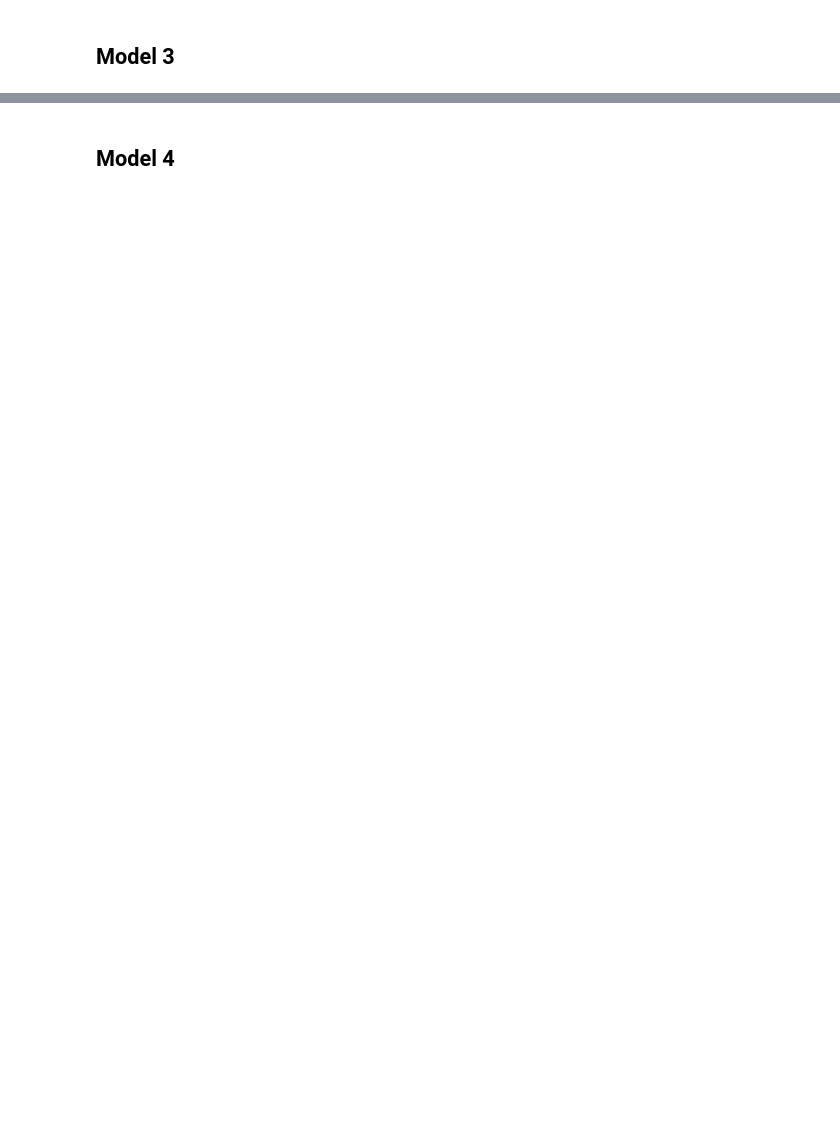
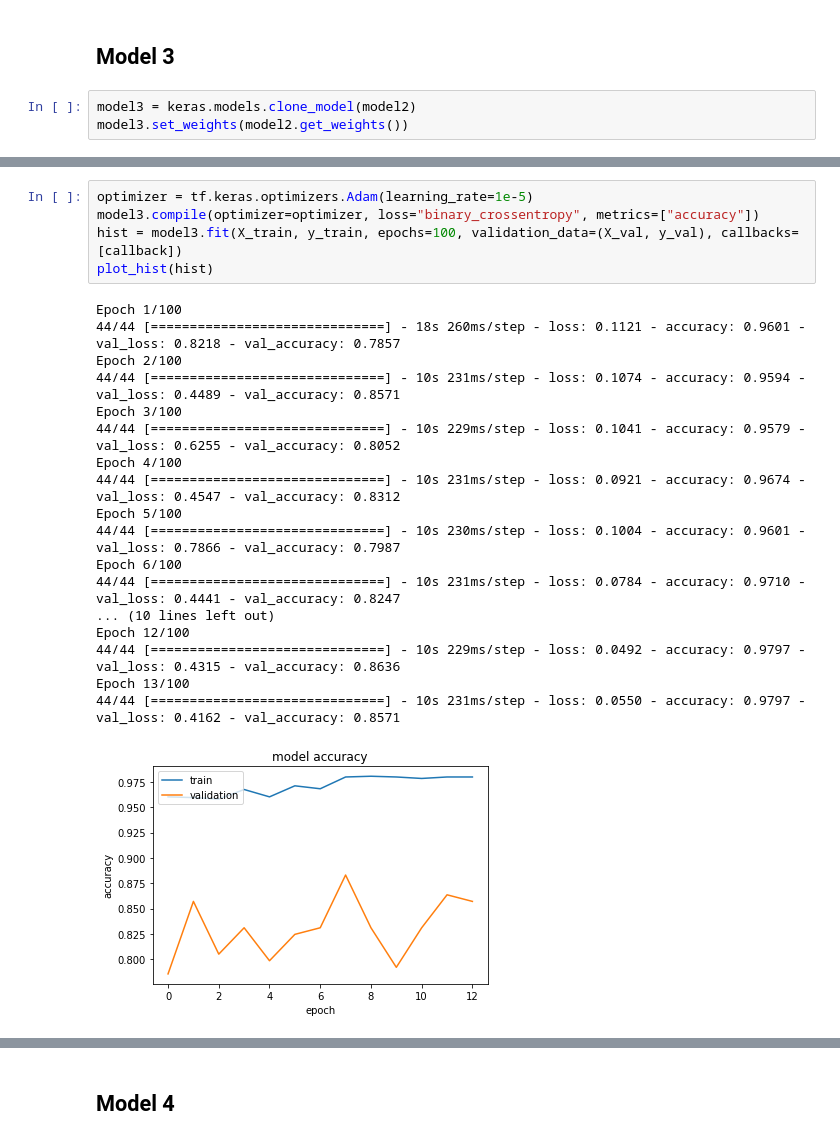
Before and after one commit to Jidorr/DeepLearning, a Jupyter notebook: Practica/pra-glaucoma.ipynb, the cells around one changed output, grey strips where cells are left out. Cells and saved outputs as stored; diff of their text form; blank space fills up the shorter version.

```diff
--- a/Practica/pra-glaucoma.ipynb
+++ b/Practica/pra-glaucoma.ipynb
@@ -224,3 +420,6 @@ print('Informe de la classificació: \n', cr2)
 # %% [markdown]
 ## Model 3
+# %%
+model3 = keras.models.clone_model(model2)
+model3.set_weights(model2.get_weights())
 # %%
@@ -230,0 +451,24 @@ model3.summary()
+# %%
+optimizer = tf.keras.optimizers.Adam(learning_rate=1e-5)
+model3.compile(optimizer=optimizer, loss="binary_crossentropy", metrics=["accuracy"])
+hist = model3.fit(X_train, y_train, epochs=100, validation_data=(X_val, y_val), callbacks=[callback])
+plot_hist(hist)
+# %% [output]
+Epoch 1/100
+44/44 [==============================] - 18s 260ms/step - loss: 0.1121 - accuracy: 0.9601 - val_loss: 0.8218 - val_accuracy: 0.7857
+Epoch 2/100
+44/44 [==============================] - 10s 231ms/step - loss: 0.1074 - accuracy: 0.9594 - val_loss: 0.4489 - val_accuracy: 0.8571
+Epoch 3/100
+44/44 [==============================] - 10s 229ms/step - loss: 0.1041 - accuracy: 0.9579 - val_loss: 0.6255 - val_accuracy: 0.8052
+Epoch 4/100
+44/44 [==============================] - 10s 231ms/step - loss: 0.0921 - accuracy: 0.9674 - val_loss: 0.4547 - val_accuracy: 0.8312
+Epoch 5/100
+44/44 [==============================] - 10s 230ms/step - loss: 0.1004 - accuracy: 0.9601 - val_loss: 0.7866 - val_accuracy: 0.7987
+Epoch 6/100
+44/44 [==============================] - 10s 231ms/step - loss: 0.0784 - accuracy: 0.9710 - val_loss: 0.4441 - val_accuracy: 0.8247
+... (10 lines left out)
+Epoch 12/100
+44/44 [==============================] - 10s 229ms/step - loss: 0.0492 - accuracy: 0.9797 - val_loss: 0.4315 - val_accuracy: 0.8636
+Epoch 13/100
+44/44 [==============================] - 10s 231ms/step - loss: 0.0550 - accuracy: 0.9797 - val_loss: 0.4162 - val_accuracy: 0.8571
+[figure, added]
```
Also changed, not shown: parts of 39 cells of this notebook.
